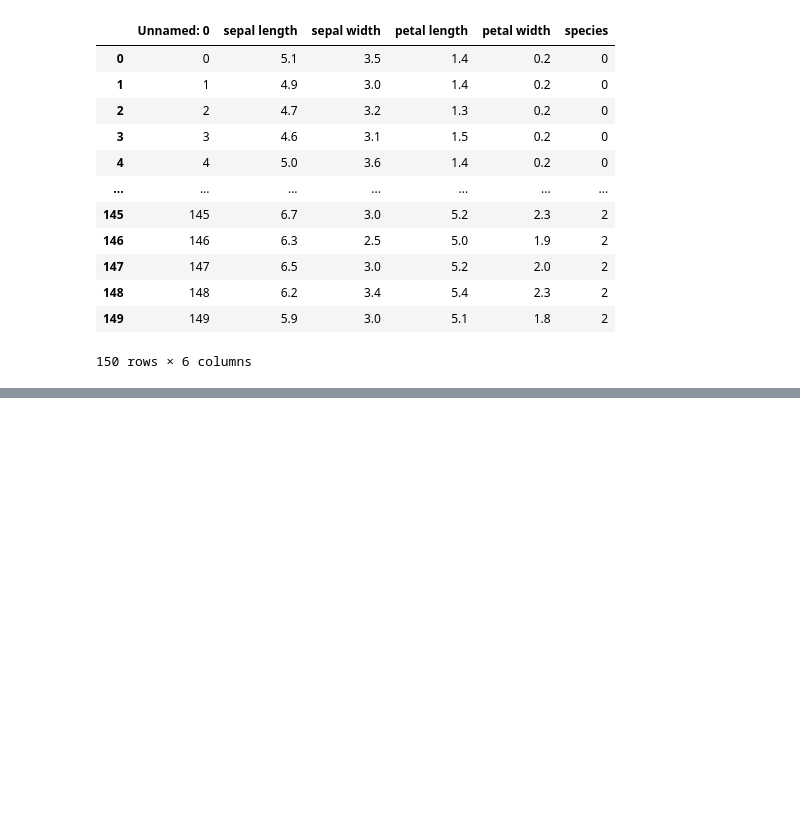
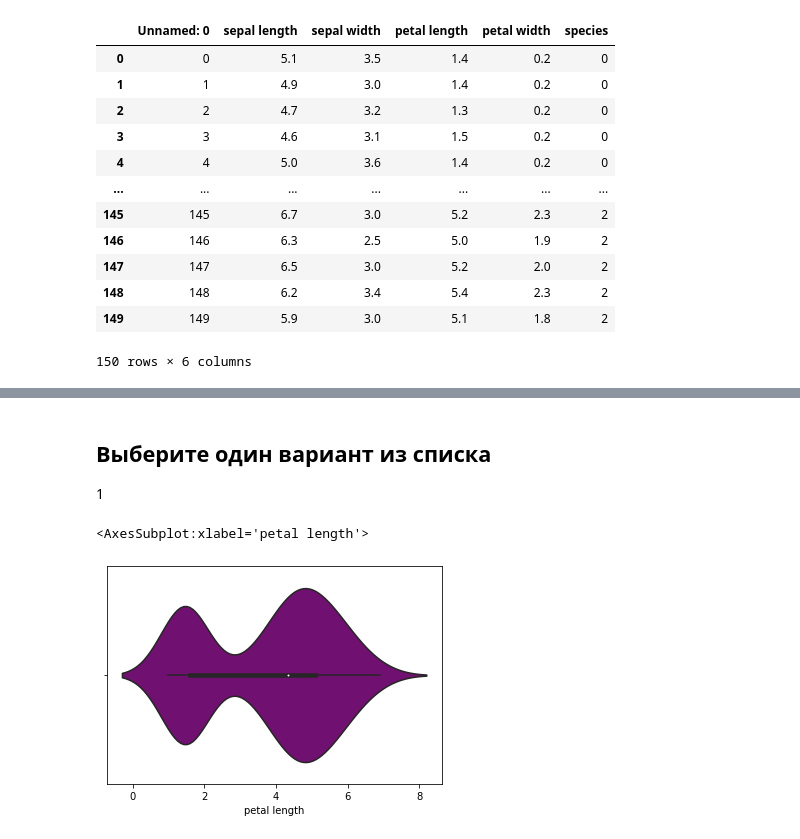
Before and after one commit to sschekotikhin/machine-learning, a Jupyter notebook: Stepik/DataScience/1_7.ipynb, the cells around one changed output, grey strips where cells are left out. Drawn from its saved outputs; the diff is of its cells as text; code cells hidden in the pictures; blank space fills up the shorter version.

```diff
--- a/Stepik/DataScience/1_7.ipynb
+++ b/Stepik/DataScience/1_7.ipynb
@@ -231,0 +242,8 @@ sns.scatterplot()
+# %% [markdown]
+## Выберите один вариант из списка
+1
+# %%
+sns.violinplot(x=iris_df['petal length'], color='purple', orient='vertical')
+# %% [output]
+<AxesSubplot:xlabel='petal length'>
+[figure, added]
```
Also changed, not shown: parts of 6 cells of this notebook.
